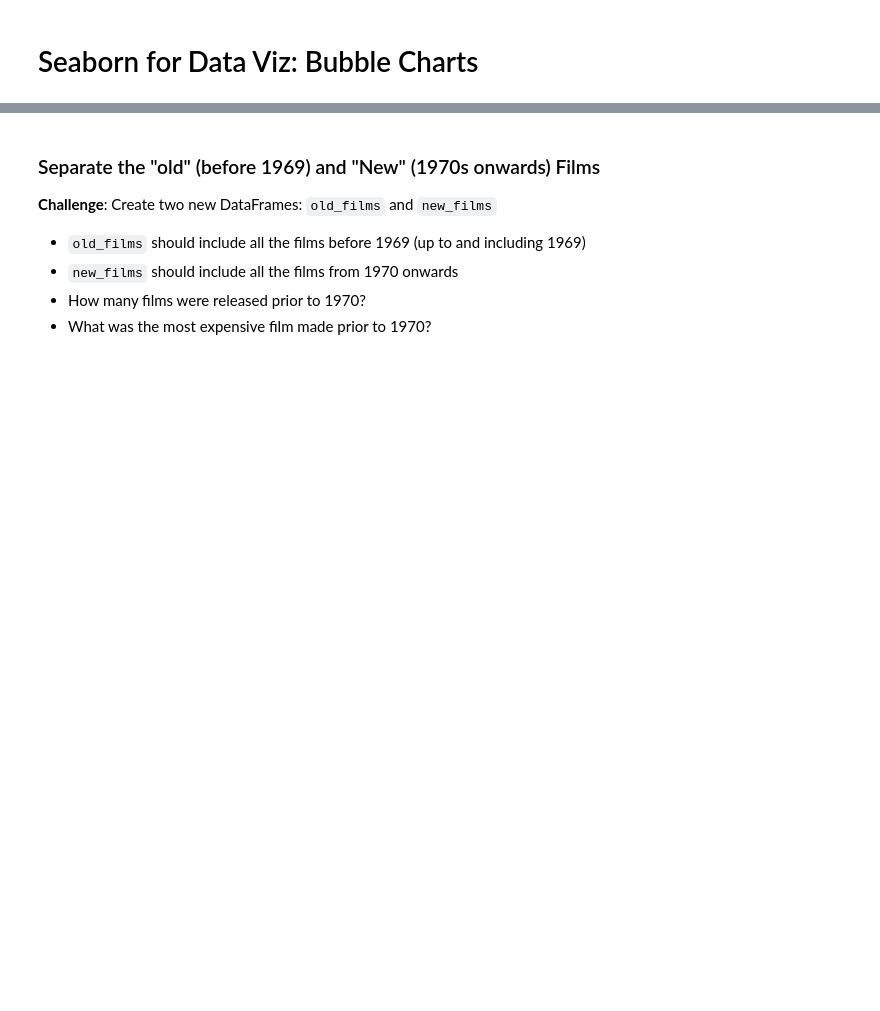
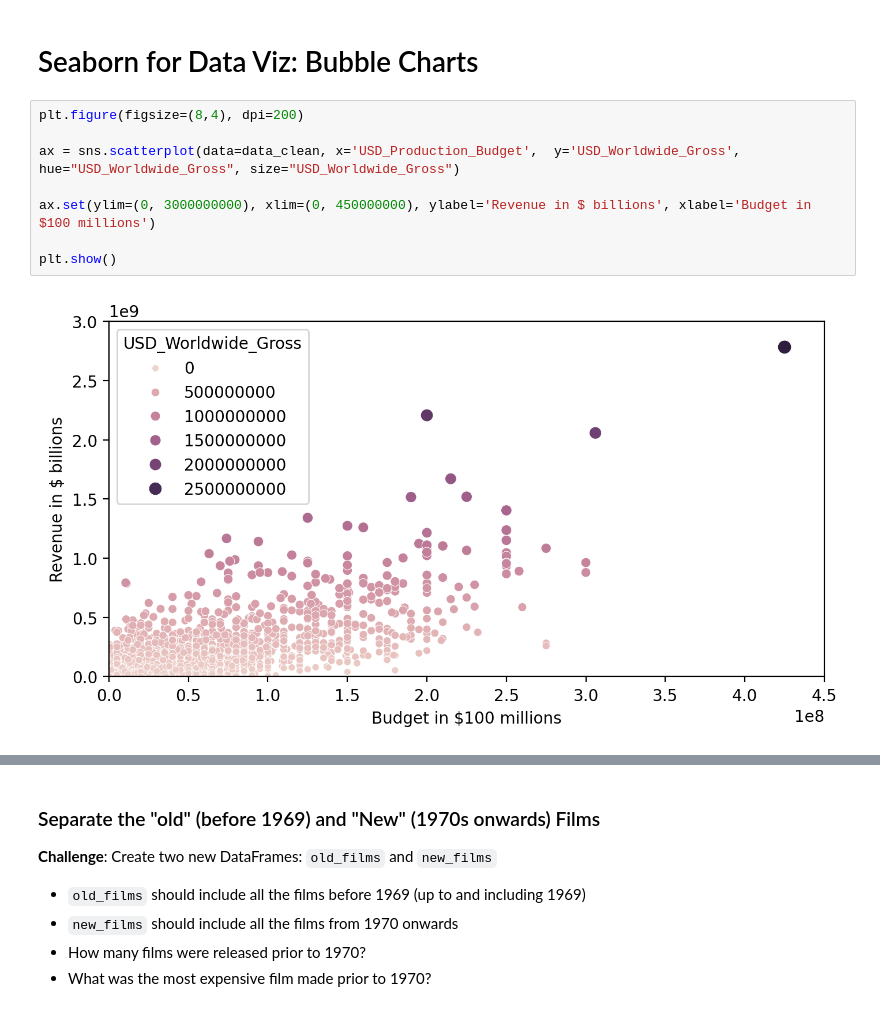
Before and after one commit to itsjordanmuller/2023-python-100-days, a Jupyter notebook: Day-078/Projects/Linear Regressions and Seaborn/Seaborn_and_Linear_Regression_(start).ipynb, the cells around one changed output, grey strips where cells are left out. Cells and saved outputs as stored; diff of their text form; blank space fills up the shorter version.

Commit message:
Plot a scatterplot using the Seaborn library to style the graph

```diff
--- a/Day-078/Projects/Linear Regressions and Seaborn/Seaborn_and_Linear_Regression_(start).ipynb
+++ b/Day-078/Projects/Linear Regressions and Seaborn/Seaborn_and_Linear_Regression_(start).ipynb
@@ -294,6 +295,16 @@ money_losing.shape[0]/data_clean.shape[0]
 0.37277117384843983
 # %% [markdown]
 # Seaborn for Data Viz: Bubble Charts
+# %%
+plt.figure(figsize=(8,4), dpi=200)
+
+ax = sns.scatterplot(data=data_clean, x='USD_Production_Budget',  y='USD_Worldwide_Gross', hue="USD_Worldwide_Gross", size="USD_Worldwide_Gross")
+
+ax.set(ylim=(0, 3000000000), xlim=(0, 450000000), ylabel='Revenue in $ billions', xlabel='Budget in $100 millions')
+
+plt.show()
+# %% [output]
+[figure, added]
 # %% [markdown]
 ### Plotting Movie Releases over Time
 
```
Also changed, not shown: parts of 1 cell of this notebook.
